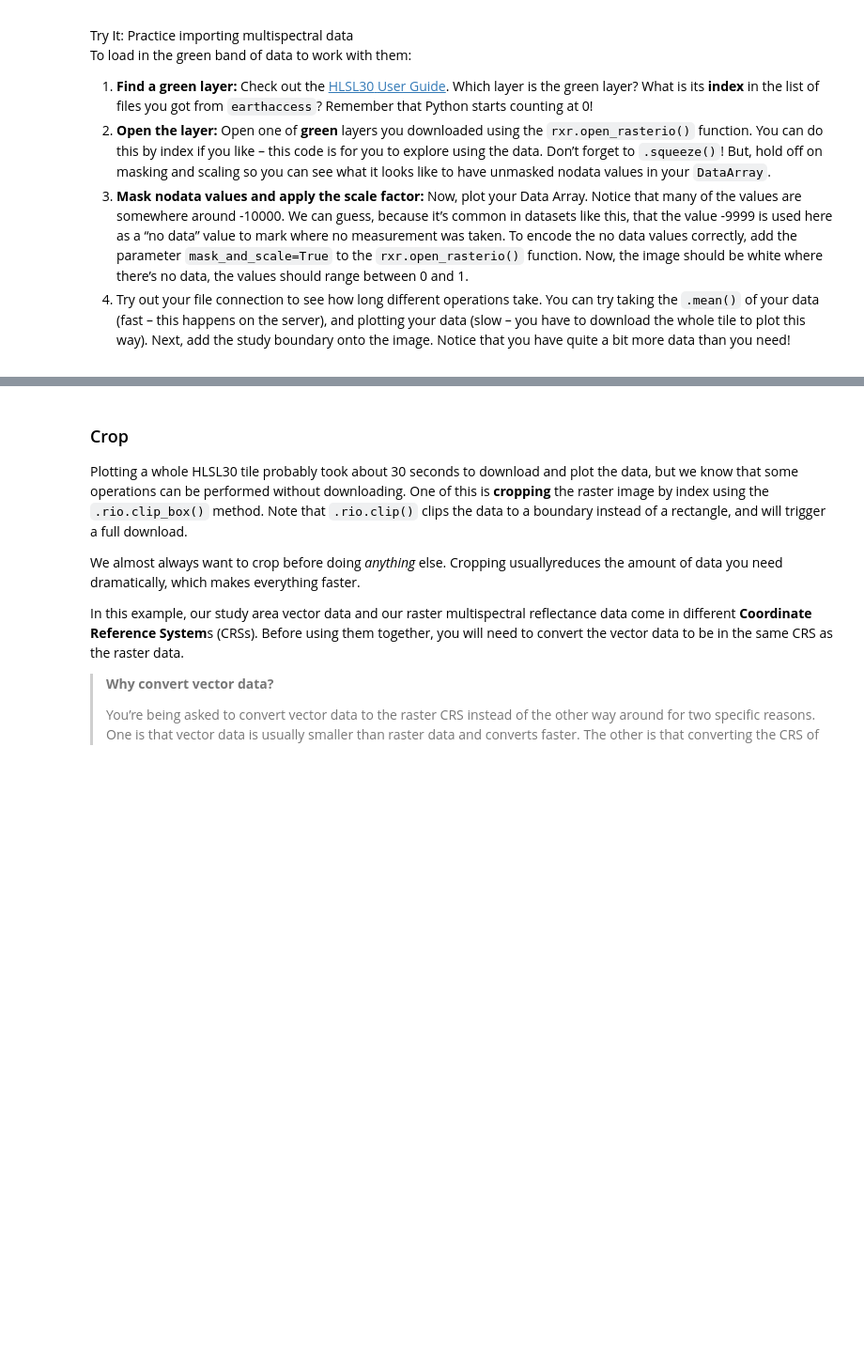
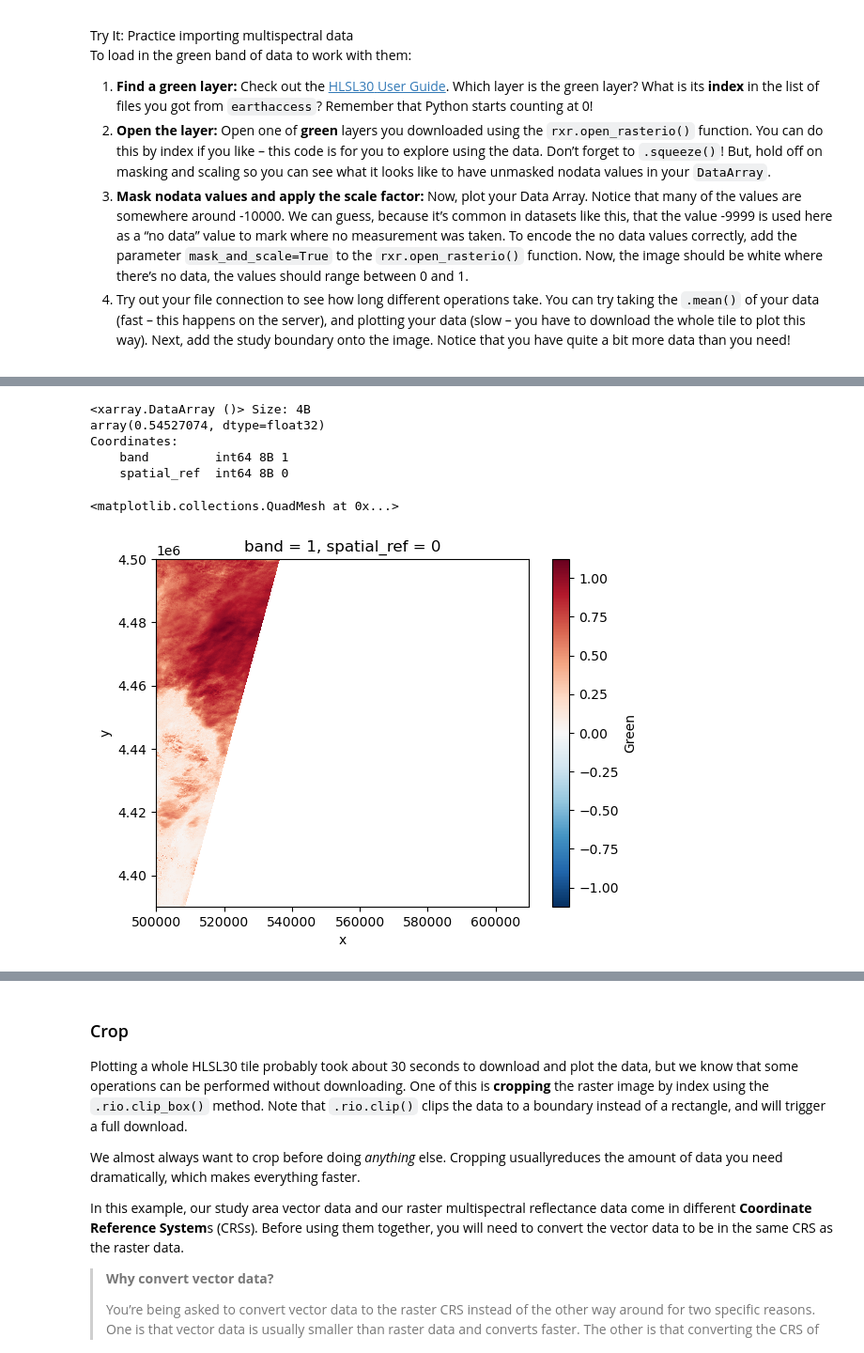
Before and after one commit to earthlab-education/fundamentals-04-redlining-gpb3037, a Jupyter notebook: notebooks/redlining-91-download-earthaccess.ipynb, the cells around one changed output, grey strips where cells are left out. Shown: that part at 94% size. Cells and saved outputs as stored; diff of their text form; code cells hidden in the pictures; blank space fills up the shorter version.

Commit message:
grabbed some 2024 data

```diff
--- a/notebooks/redlining-91-download-earthaccess.ipynb
+++ b/notebooks/redlining-91-download-earthaccess.ipynb
@@ -78,14 +75,16 @@ your date.</li>
 denver_results = earthaccess.search_data(
     short_name="HLSL30",
     bounding_box=tuple(denver_redlining_gdf.total_bounds),
-    temporal=("2023-07-17"), # works but no granules
-    # gives error temporal=("2023-07-17","2023-07-18"),
+    # temporal=("2023-07-17"), # works but no granules
+    # temporal=("2023-07-17","2023-07-18"), # gives error
     # temporal=("2023-07-17"),
-    # works temporal=("2023-07-12","2023-07-13"),
+    # temporal=("2023-07-12","2023-07-13"), #class example
     # temporal=("2023-07-01","2023-07-31"),
+    temporal=("2024-10-16","2024-10-17"), #try another day
     count=1
 
 )
+    # Check if any results were found
 denver_results
 # %% [output]
 [Collection: {'EntryTitle': 'HLS Landsat Operational Land Imager Surface Reflectance and TOA Brightness Daily Global 30m v2.0'}
@@ -190,4 +213,21 @@ onto the image. Notice that you have quite a bit more data than you
 need!</li>
 </ol></div></div>
 # %%
-# Import one tile of green data
+# from glob import glob
+
+# # # Import one tile of green data
+# # # from wrangling exercise
+# # # Find the path to the green layer
+# # green_path = glob(os.path.join(hls_dir, '*B03*.tif'))[0]
+# denver_green_url = glob(os.path.join(denver_file_data, '*B03*.tif'))[0]
+# # # Open the green data in Python
+# # green_da = rxr.open_rasterio(green_path, mask_and_scale=True).squeeze()
+# denver_green_data = rxr.open_rasterio(green_path, mask_and_scale=True).squeeze()
+# # display(green_da)
+# # green_da.plot(cmap='Greens', vmin=0, robust=True)
+
+# denver_file_data[5]  #start count from zero on list of files (not same order as the video as this is a different day!)
+# denver_green_data = rxr.open_rasterio(denver_file_data[5], mask_and_scale=True).squeeze()
+#denver_green_data = rxr.open_rasterio(denver_file_data[8], mask_and_scale=True).squeeze()
+denver_green_data = rxr.open_rasterio(denver_file_data[0], mask_and_scale=True).squeeze() #first band in list for 2024
+denver_green_data
@@ -193,0 +252,13 @@ need!</li>
+# %%
+denver_green_data.mean()
+# %% [output]
+<xarray.DataArray ()> Size: 4B
+array(0.54527074, dtype=float32)
+Coordinates:
+    band         int64 8B 1
+    spatial_ref  int64 8B 0
+# %%
+denver_green_data.plot()
+# %% [output]
+<matplotlib.collections.QuadMesh at 0x...>
+[figure, added]
```
Also changed, not shown: parts of 14 cells of this notebook.
